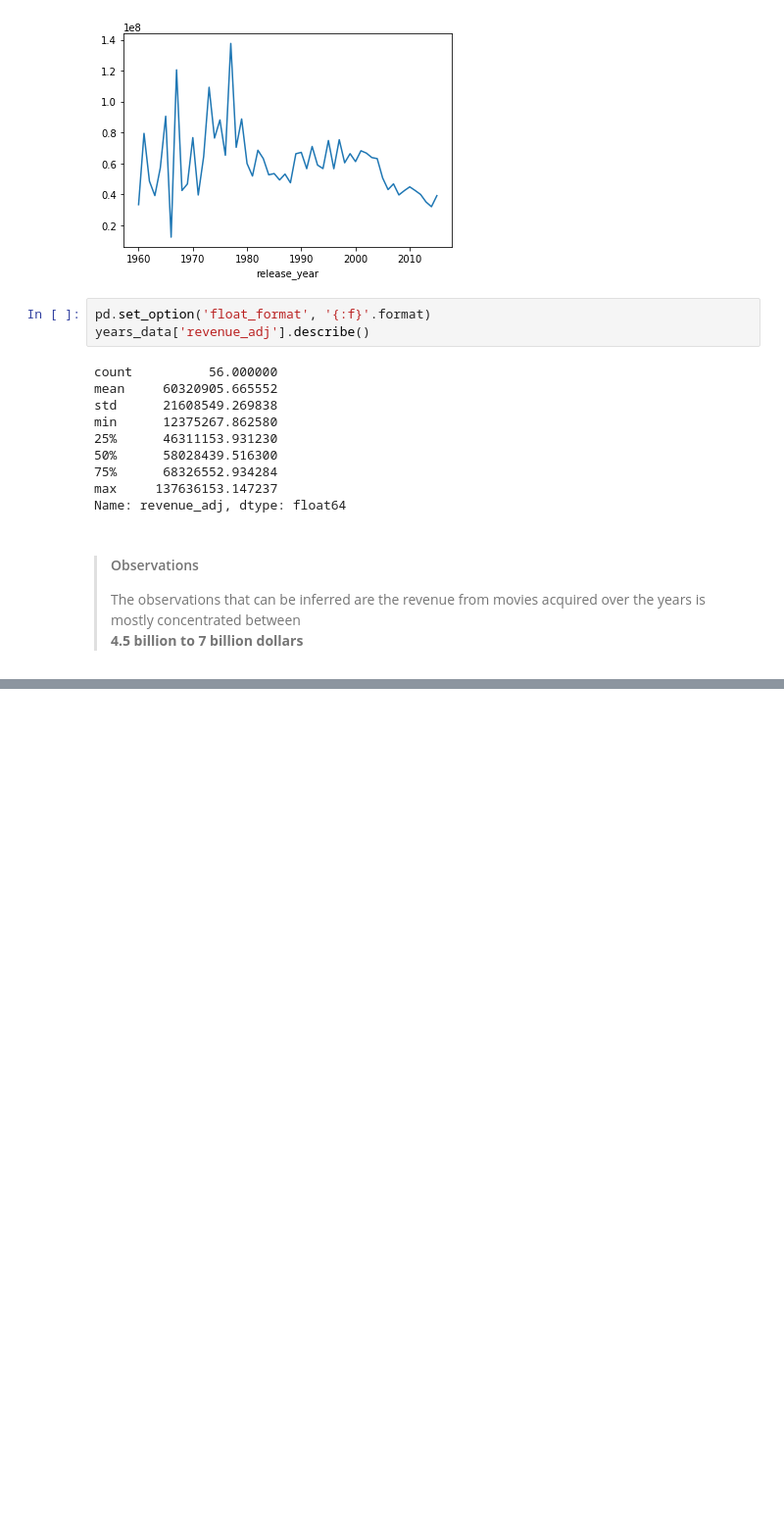
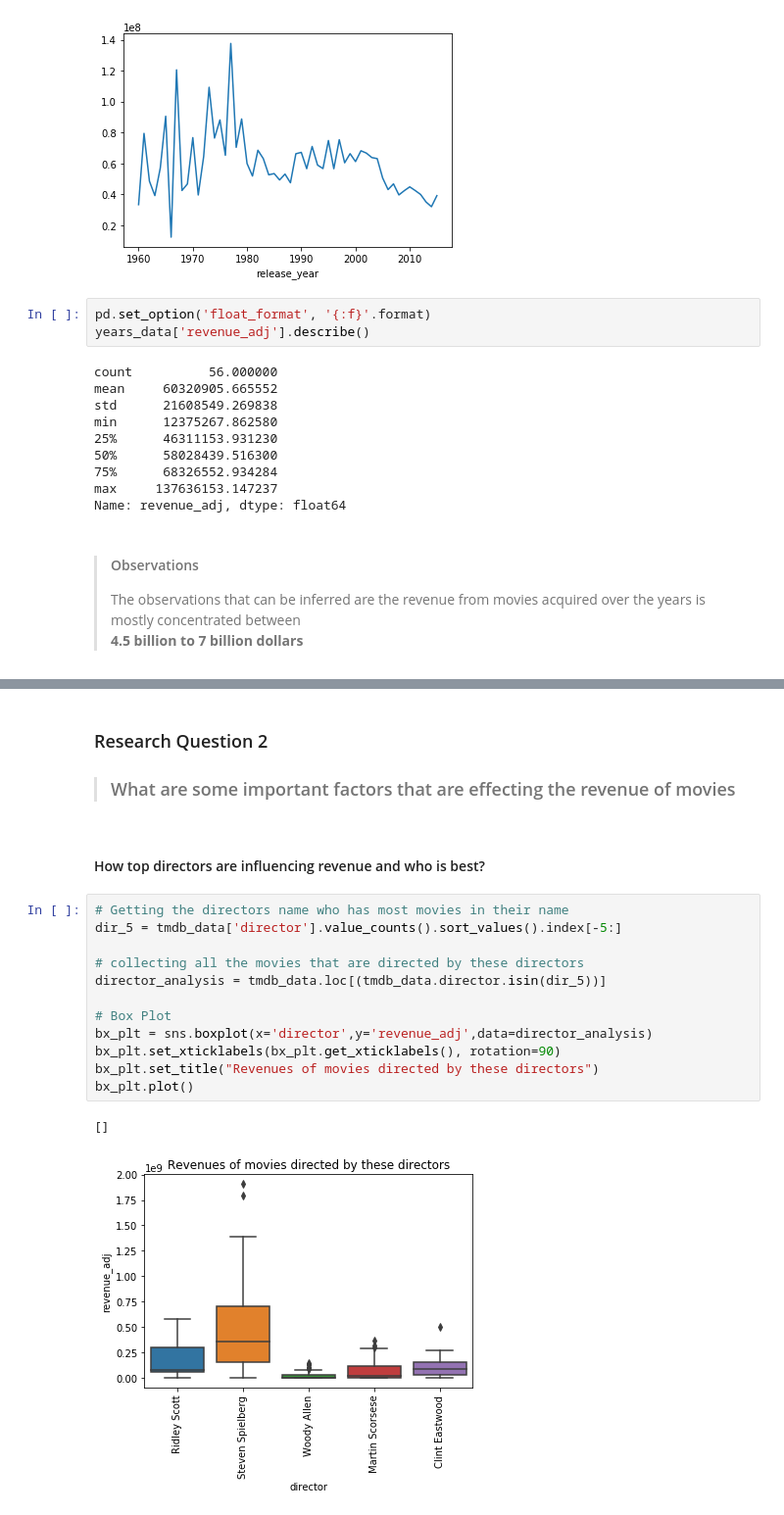
Before and after one commit to AnishReddyRavula/Investigating-Movie-DataBase, a Jupyter notebook: Investigation.ipynb, the cells around one changed output, grey strips where cells are left out. Shown at 98% size. Drawn from its saved outputs; the diff is of its cells as text; blank space fills up the shorter version.

```diff
--- a/Investigation.ipynb
+++ b/Investigation.ipynb
@@ -268,0 +262,23 @@ gen.head()
+# %% [markdown]
+<a id='req2'></a>
+### Research Question 2
+
+>### What are some important factors that are effecting the revenue of movies
+# %% [markdown]
+<a id='director'></a>
+#### How top directors are influencing revenue and who is best?
+# %%
+# Getting the directors name who has most movies in their name
+dir_5 = tmdb_data['director'].value_counts().sort_values().index[-5:]
+
+# collecting all the movies that are directed by these directors
+director_analysis = tmdb_data.loc[(tmdb_data.director.isin(dir_5))]
+
+# Box Plot
+bx_plt = sns.boxplot(x='director',y='revenue_adj',data=director_analysis)
+bx_plt.set_xticklabels(bx_plt.get_xticklabels(), rotation=90)
+bx_plt.set_title("Revenues of movies directed by these directors")
+bx_plt.plot()
+# %% [output]
+[]
+[figure, added]
```
Also changed, not shown: parts of 40 cells of this notebook.
